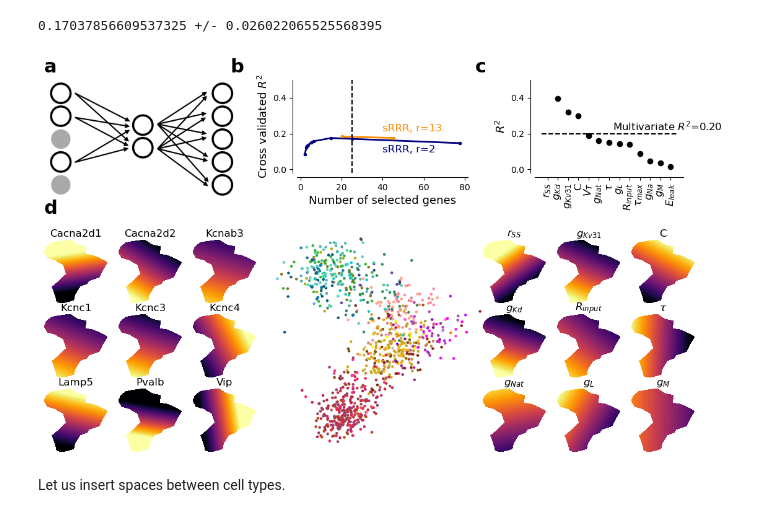
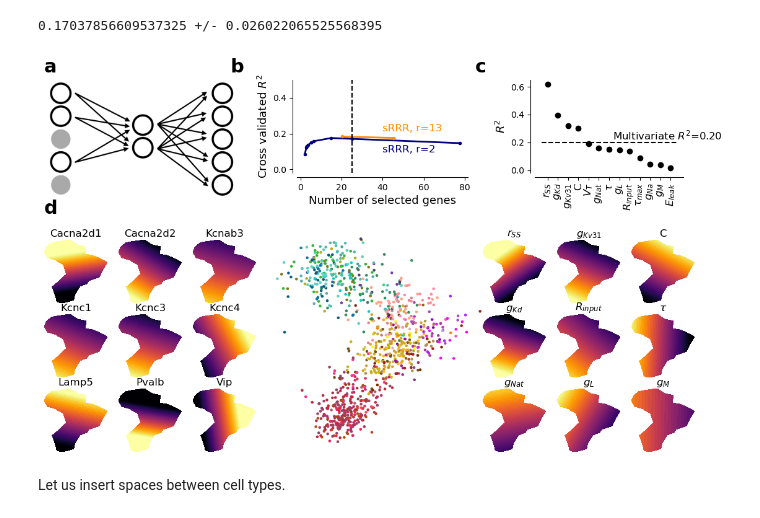
Before and after one commit to berenslab/hh_sbi, a Jupyter notebook: figures/figure_5_and_6.ipynb, the cells around one changed output. Cells and saved outputs as stored; diff of their text form; code cells hidden in the pictures.

```diff
--- a/figures/figure_5_and_6.ipynb
+++ b/figures/figure_5_and_6.ipynb
@@ -827,7 +830,7 @@ ax_sRRR_pred.annotate(
     ),
     fontsize=12,
 )
-ax_sRRR_pred.set_ylim([-0.02, 0.5])
+ax_sRRR_pred.set_ylim([-0.02, 0.65])
 ax_sRRR_pred.set_ylabel(r"$R^2$", fontsize=13)
 ax_sRRR_pred.set_xticks(range(len(model_param_names)))
 adjust_spines(ax_sRRR_pred, ["bottom", "left"])
@@ -841,34 +844,34 @@ sns.despine(ax=ax_sRRR_latent, left=True, bottom=True)
 
 gene_indices_for_visualization = [0, 1, 7, 8, 9, 10, 15, 18, 24]
 
 for i, ax in enumerate(ax_sRRR_genes.reshape(-1)):
     latent_space_genes_sRRR(
         G, w, gene_indices_for_visualization[i], gene_names, axis=ax
     )
     sns.despine(ax=ax, left=True, bottom=True)
 
 model_param_names_indices_for_visualization = [-1, 7, 0, 5, 1, 2, 3, 8, 6]
 
 for i, ax in enumerate(ax_sRRR_model_params.reshape(-1)):
     latent_space_ephys_sRRR(
         G,
         w,
         v,
         model_param_names_indices_for_visualization[i],
         model_param_names,
         axis=ax,
     )
     sns.despine(ax=ax, left=True, bottom=True)
 
 fig.text(0, 1.02, "a", fontsize=22, fontweight="bold")
 fig.text(0.25, 1.02, "b", fontsize=22, fontweight="bold")
 fig.text(0.58, 1.02, "c", fontsize=22, fontweight="bold")
 fig.text(0, 0.64, "d", fontsize=22, fontweight="bold")
 
 plt.savefig("figure_5.png", bbox_inches="tight", pad_inches=0)
 plt.savefig("figure_5.pdf", bbox_inches="tight", pad_inches=0)
 # %% [output]
-[figure, old version]
+[figure, new version]
 # %%
 def create_figure_6(fig):
     if fig is None:
```
Also changed, not shown: parts of 1 cell of this notebook.
